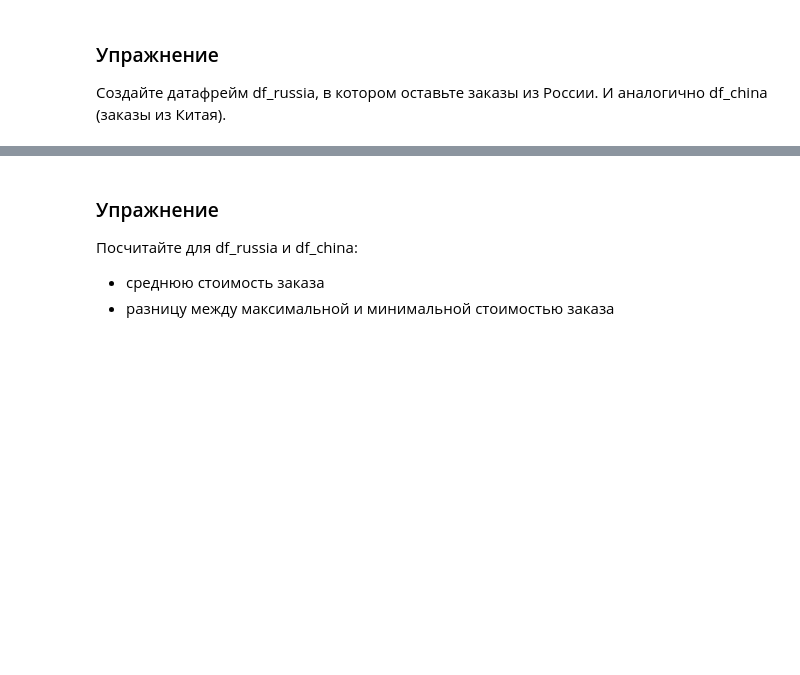
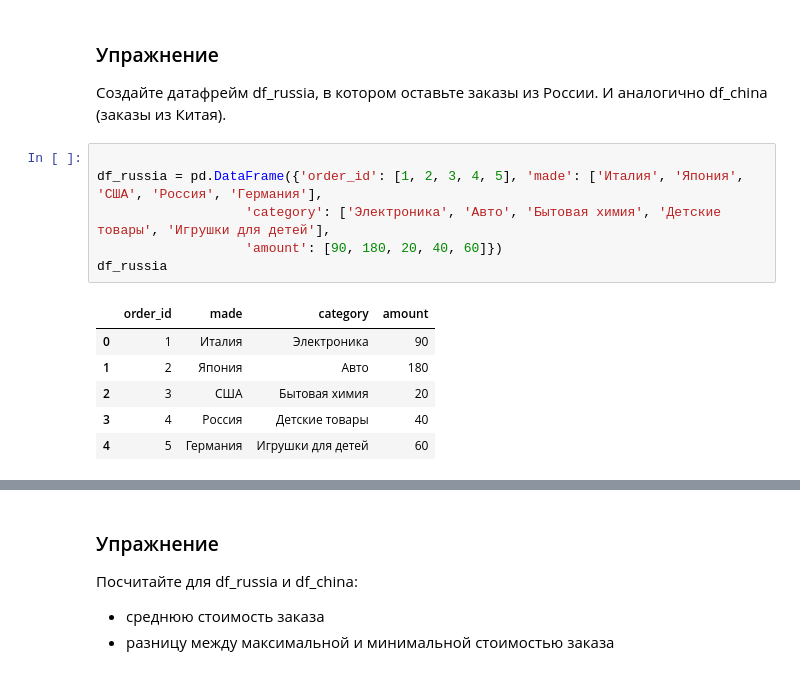
Before and after one commit to vas-ide/Netology, a Jupyter notebook: Python_basic/Pandas/Data function's/Python_13_functions_groupby/Python_13_pandas_functions_groupby.ipynb, the cells around one changed output, grey strips where cells are left out. Cells and saved outputs as stored; diff of their text form; blank space fills up the shorter version.

```diff
--- a/Python_basic/Pandas/Data function's/Python_13_functions_groupby/Python_13_pandas_functions_groupby.ipynb
+++ b/Python_basic/Pandas/Data function's/Python_13_functions_groupby/Python_13_pandas_functions_groupby.ipynb
@@ -340,3 +340,16 @@ df
 # %% [markdown]
 ### Упражнение
 Создайте датафрейм df_russia, в котором оставьте заказы из России. И аналогично df_china (заказы из Китая).
+# %%
+
+df_russia = pd.DataFrame({'order_id': [1, 2, 3, 4, 5], 'made': ['Италия', 'Япония', 'США', 'Россия', 'Германия'],
+                   'category': ['Электроника', 'Авто', 'Бытовая химия', 'Детские товары', 'Игрушки для детей'],
+                   'amount': [90, 180, 20, 40, 60]})
+df_russia
+# %% [output]
+|  | order_id | made | category | amount |
+| 0 | 1 | Италия | Электроника | 90 |
+| 1 | 2 | Япония | Авто | 180 |
+| 2 | 3 | США | Бытовая химия | 20 |
+| 3 | 4 | Россия | Детские товары | 40 |
+| 4 | 5 | Германия | Игрушки для детей | 60 |
```
Also changed, not shown: parts of 4 cells of this notebook.
